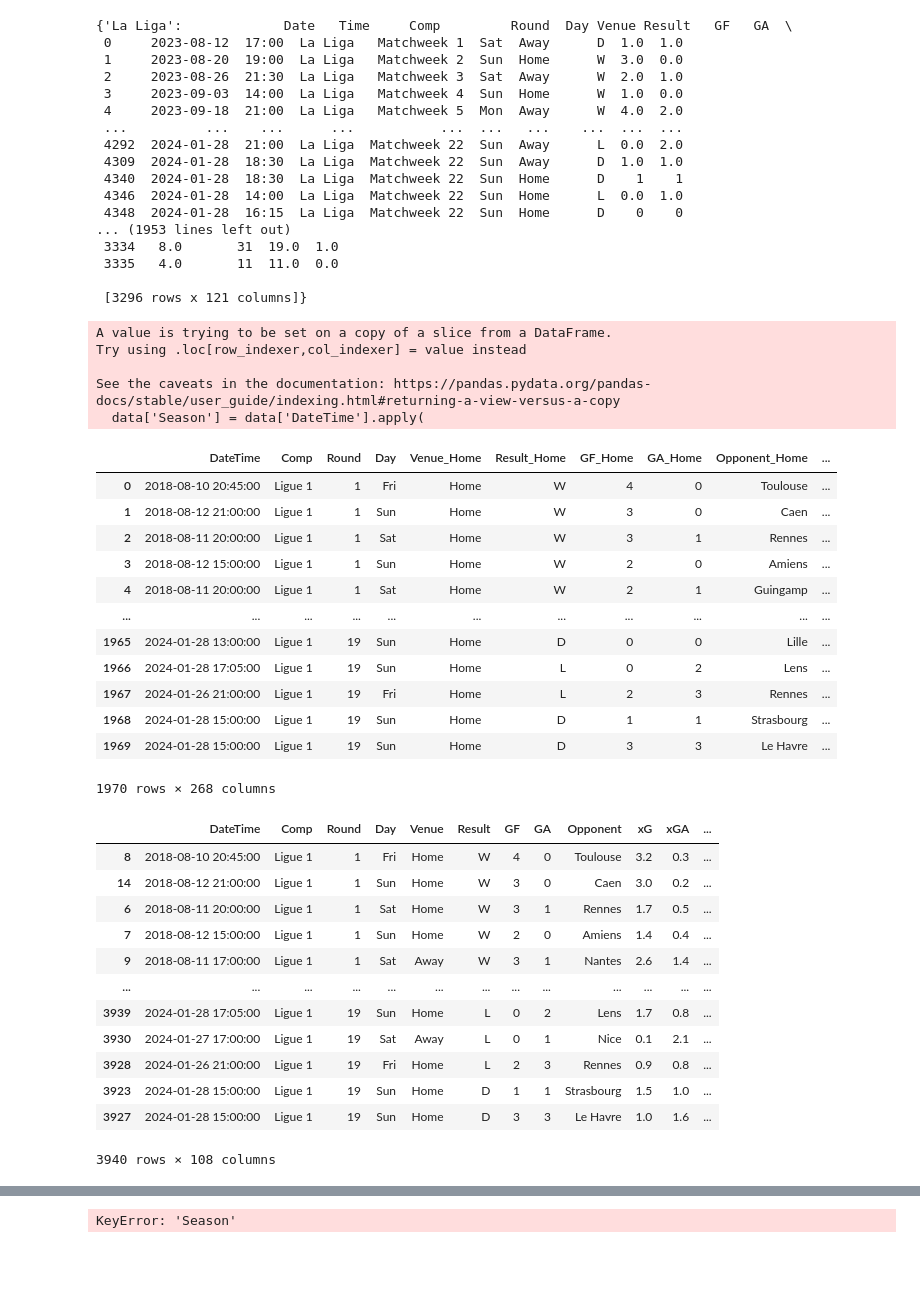
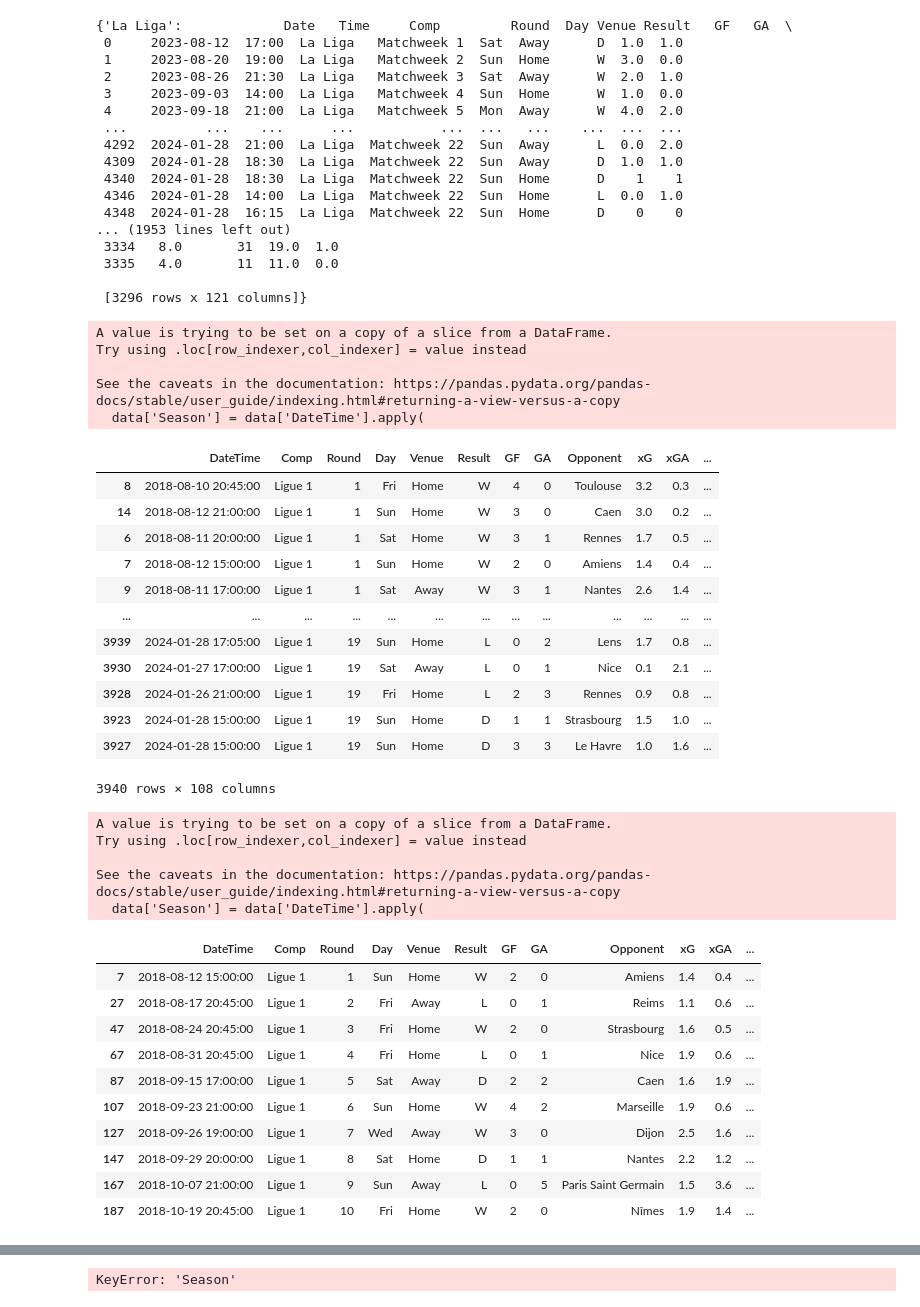
Before and after one commit to alexandreviard/Ligue1Predictor, a Jupyter notebook: POO/POO.ipynb, the cells around one changed output, grey strips where cells are left out. Saved outputs shown, nothing was run; the diff lists cells and outputs as text; code cells hidden in the pictures; blank space fills up the shorter version.

```diff
--- a/POO/POO.ipynb
+++ b/POO/POO.ipynb
@@ -643,37 +679,43 @@ class ProcessingFootball:
 # %%
-test.data_for_prediction('Ligue 1')
+test.data('Ligue 1')
 # %% [output]
 A value is trying to be set on a copy of a slice from a DataFrame.
 Try using .loc[row_indexer,col_indexer] = value instead
 
 See the caveats in the documentation: https://pandas.pydata.org/pandas-docs/stable/user_guide/indexing.html#returning-a-view-versus-a-copy
   data['Season'] = data['DateTime'].apply(
-|  | DateTime | Comp | Round | Day | Venue_Home | Result_Home | GF_Home | GA_Home | Opponent_Home | ... |
-| 0 | 2018-08-10 20:45:00 | Ligue 1 | 1 | Fri | Home | W | 4 | 0 | Toulouse | ... |
-| 1 | 2018-08-12 21:00:00 | Ligue 1 | 1 | Sun | Home | W | 3 | 0 | Caen | ... |
-| 2 | 2018-08-11 20:00:00 | Ligue 1 | 1 | Sat | Home | W | 3 | 1 | Rennes | ... |
-| 3 | 2018-08-12 15:00:00 | Ligue 1 | 1 | Sun | Home | W | 2 | 0 | Amiens | ... |
-| 4 | 2018-08-11 20:00:00 | Ligue 1 | 1 | Sat | Home | W | 2 | 1 | Guingamp | ... |
-| ... | ... | ... | ... | ... | ... | ... | ... | ... | ... | ... |
-| 1965 | 2024-01-28 13:00:00 | Ligue 1 | 19 | Sun | Home | D | 0 | 0 | Lille | ... |
-| 1966 | 2024-01-28 17:05:00 | Ligue 1 | 19 | Sun | Home | L | 0 | 2 | Lens | ... |
-| 1967 | 2024-01-26 21:00:00 | Ligue 1 | 19 | Fri | Home | L | 2 | 3 | Rennes | ... |
-| 1968 | 2024-01-28 15:00:00 | Ligue 1 | 19 | Sun | Home | D | 1 | 1 | Strasbourg | ... |
-| 1969 | 2024-01-28 15:00:00 | Ligue 1 | 19 | Sun | Home | D | 3 | 3 | Le Havre | ... |
+|  | DateTime | Comp | Round | Day | Venue | Result | GF | GA | Opponent | xG | xGA | ... |
+| 8 | 2018-08-10 20:45:00 | Ligue 1 | 1 | Fri | Home | W | 4 | 0 | Toulouse | 3.2 | 0.3 | ... |
+| 14 | 2018-08-12 21:00:00 | Ligue 1 | 1 | Sun | Home | W | 3 | 0 | Caen | 3.0 | 0.2 | ... |
+| 6 | 2018-08-11 20:00:00 | Ligue 1 | 1 | Sat | Home | W | 3 | 1 | Rennes | 1.7 | 0.5 | ... |
+| 7 | 2018-08-12 15:00:00 | Ligue 1 | 1 | Sun | Home | W | 2 | 0 | Amiens | 1.4 | 0.4 | ... |
+| 9 | 2018-08-11 17:00:00 | Ligue 1 | 1 | Sat | Away | W | 3 | 1 | Nantes | 2.6 | 1.4 | ... |
+| ... | ... | ... | ... | ... | ... | ... | ... | ... | ... | ... | ... | ... |
+| 3939 | 2024-01-28 17:05:00 | Ligue 1 | 19 | Sun | Home | L | 0 | 2 | Lens | 1.7 | 0.8 | ... |
+| 3930 | 2024-01-27 17:00:00 | Ligue 1 | 19 | Sat | Away | L | 0 | 1 | Nice | 0.1 | 2.1 | ... |
+| 3928 | 2024-01-26 21:00:00 | Ligue 1 | 19 | Fri | Home | L | 2 | 3 | Rennes | 0.9 | 0.8 | ... |
+| 3923 | 2024-01-28 15:00:00 | Ligue 1 | 19 | Sun | Home | D | 1 | 1 | Strasbourg | 1.5 | 1.0 | ... |
+| 3927 | 2024-01-28 15:00:00 | Ligue 1 | 19 | Sun | Home | D | 3 | 3 | Le Havre | 1.0 | 1.6 | ... |
-1970 rows × 268 columns
+3940 rows × 108 columns
-# %%
-A
-# %% [output]
-|  | DateTime | Comp | Round | Day | Venue | Result | GF | GA | Opponent | xG | xGA | ... |
-| 8 | 2018-08-10 20:45:00 | Ligue 1 | 1 | Fri | Home | W | 4 | 0 | Toulouse | 3.2 | 0.3 | ... |
-| 14 | 2018-08-12 21:00:00 | Ligue 1 | 1 | Sun | Home | W | 3 | 0 | Caen | 3.0 | 0.2 | ... |
-| 6 | 2018-08-11 20:00:00 | Ligue 1 | 1 | Sat | Home | W | 3 | 1 | Rennes | 1.7 | 0.5 | ... |
-| 7 | 2018-08-12 15:00:00 | Ligue 1 | 1 | Sun | Home | W | 2 | 0 | Amiens | 1.4 | 0.4 | ... |
-| 9 | 2018-08-11 17:00:00 | Ligue 1 | 1 | Sat | Away | W | 3 | 1 | Nantes | 2.6 | 1.4 | ... |
-| ... | ... | ... | ... | ... | ... | ... | ... | ... | ... | ... | ... | ... |
-| 3939 | 2024-01-28 17:05:00 | Ligue 1 | 19 | Sun | Home | L | 0 | 2 | Lens | 1.7 | 0.8 | ... |
-| 3930 | 2024-01-27 17:00:00 | Ligue 1 | 19 | Sat | Away | L | 0 | 1 | Nice | 0.1 | 2.1 | ... |
-| 3928 | 2024-01-26 21:00:00 | Ligue 1 | 19 | Fri | Home | L | 2 | 3 | Rennes | 0.9 | 0.8 | ... |
-| 3923 | 2024-01-28 15:00:00 | Ligue 1 | 19 | Sun | Home | D | 1 | 1 | Strasbourg | 1.5 | 1.0 | ... |
-| 3927 | 2024-01-28 15:00:00 | Ligue 1 | 19 | Sun | Home | D | 3 | 3 | Le Havre | 1.0 | 1.6 | ... |
-3940 rows × 108 columns
+# %%
+A = FootballMain().data_with_features("Ligue 1")
+# %% [output]
+A value is trying to be set on a copy of a slice from a DataFrame.
+Try using .loc[row_indexer,col_indexer] = value instead
+
+See the caveats in the documentation: https://pandas.pydata.org/pandas-docs/stable/user_guide/indexing.html#returning-a-view-versus-a-copy
+  data['Season'] = data['DateTime'].apply(
+# %%
+A[A['Team']=='Lyon'].head(10)
+# %% [output]
+|  | DateTime | Comp | Round | Day | Venue | Result | GF | GA | Opponent | xG | xGA | ... |
+| 7 | 2018-08-12 15:00:00 | Ligue 1 | 1 | Sun | Home | W | 2 | 0 | Amiens | 1.4 | 0.4 | ... |
+| 27 | 2018-08-17 20:45:00 | Ligue 1 | 2 | Fri | Away | L | 0 | 1 | Reims | 1.1 | 0.6 | ... |
+| 47 | 2018-08-24 20:45:00 | Ligue 1 | 3 | Fri | Home | W | 2 | 0 | Strasbourg | 1.6 | 0.5 | ... |
+| 67 | 2018-08-31 20:45:00 | Ligue 1 | 4 | Fri | Home | L | 0 | 1 | Nice | 1.9 | 0.6 | ... |
+| 87 | 2018-09-15 17:00:00 | Ligue 1 | 5 | Sat | Away | D | 2 | 2 | Caen | 1.6 | 1.9 | ... |
+| 107 | 2018-09-23 21:00:00 | Ligue 1 | 6 | Sun | Home | W | 4 | 2 | Marseille | 1.9 | 0.6 | ... |
+| 127 | 2018-09-26 19:00:00 | Ligue 1 | 7 | Wed | Away | W | 3 | 0 | Dijon | 2.5 | 1.6 | ... |
+| 147 | 2018-09-29 20:00:00 | Ligue 1 | 8 | Sat | Home | D | 1 | 1 | Nantes | 2.2 | 1.2 | ... |
+| 167 | 2018-10-07 21:00:00 | Ligue 1 | 9 | Sun | Away | L | 0 | 5 | Paris Saint Germain | 1.5 | 3.6 | ... |
+| 187 | 2018-10-19 20:45:00 | Ligue 1 | 10 | Fri | Home | W | 2 | 0 | Nîmes | 1.9 | 1.4 | ... |
```
Also changed, not shown: parts of 4 cells of this notebook.
